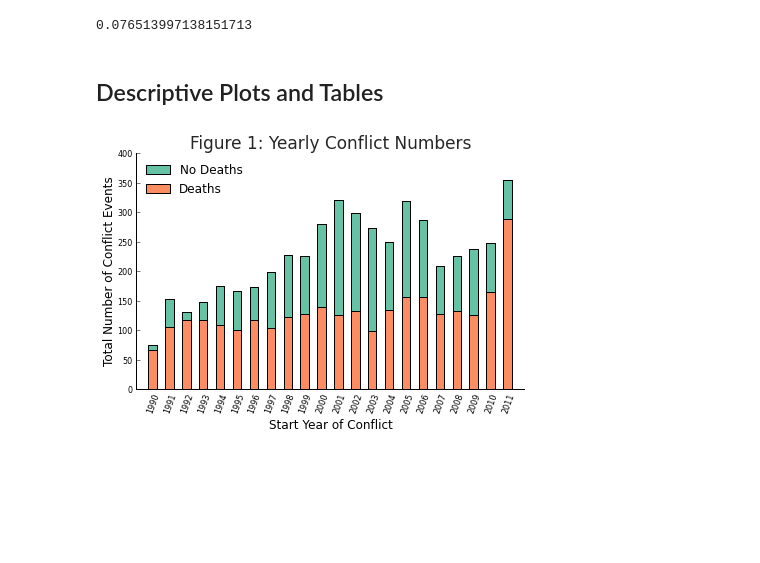
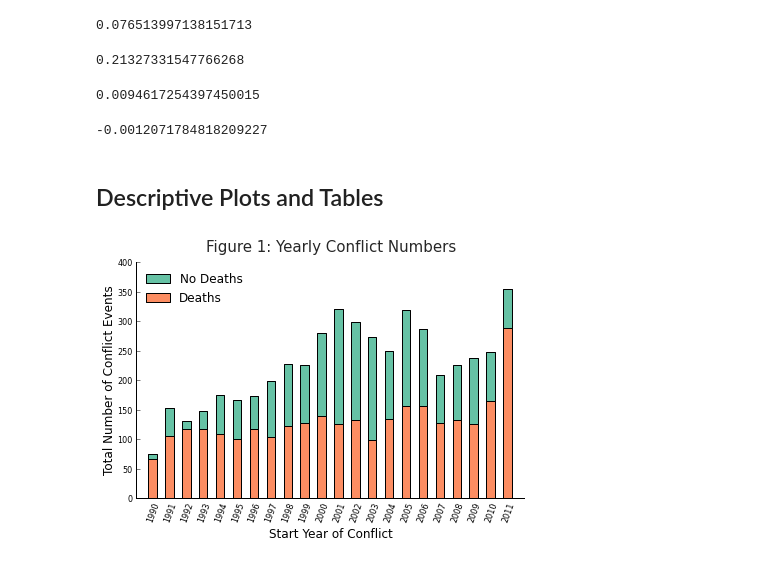
Before and after one commit to boyasm/STAT-222, a Jupyter notebook: Boyas 222 Project.ipynb, the cells around one changed output. Cells and saved outputs as stored; diff of their text form; code cells hidden in the pictures; blank space fills up the shorter version.

```diff
--- a/Boyas 222 Project.ipynb
+++ b/Boyas 222 Project.ipynb
@@ -17,8 +31,7 @@ pd.options.display.max_columns = 100
 # Print friendly as well as somewhat colorblind friendly
 # Palettes are ColorBrewer's Set2 and Dark2 palettes
 light = ['#66C2A5', '#FC8D62', '#8DA0CB', '#E78AC3', '#A6D654', '#FFD92F', '#E5C494', '#B3B3B3']
-dark = ['#1B9E77', '#D95F02', '#7570B3', '#E7298A', '#66A61E', '#E6AB02', '#A6761D', '#666666']
-almostBlack = '#262626'
+dark = ['#1B9E77', '#D95F02', '#7570B3', '#E7298A', '#66A61E', '#E6AB02', '#A6761D', '#666666'
 # %% [markdown]
 ## Data Import, Merging, Cleaning, & Manipulation
 # %%
@@ -83,6 +96,10 @@ scad.locnum[scad.locnum == -99] = np.nan
 scad.issue1[scad.issue1 == 14] = np.nan
 scad.issue1[scad.issue2 == 14] = np.nan
 scad.issue1[scad.issue3 == 14] = np.nan
+# %%
+#Recode dominant religion as a dummy numeric variable
+levels = dict([(val, i) for i, val in enumerate(set(scad.domRel))])
+scad['domRelNum'] = [levels[val] for val in scad.domRel]
 # %%
 #Code indicator variable, 0 if no deaths, 1 if at least one death
 scad['death01']=scad.ndeath
@@ -116,10 +162,16 @@ scad.ndeath.corr(scad.etype)
 0.076513997138151713
 # %%
 scad.ndeath.corr(scad.duration)
+# %% [output]
+0.21327331547766268
 # %%
-scad.ndeath.corr(scad.repress)
+scad.ndeath.corr(scad.domRelNum)
+# %% [output]
+0.0094617254397450015
 # %%
 scad.ndeath.corr(scad.issue1)
+# %% [output]
+-0.0012071784818209227
 # %% [markdown]
 ## Descriptive Plots and Tables
 # %%
@@ -136,32 +188,32 @@ p1 = ax.bar(years, nodeaths, width, color=light[0], align='center')
 p2 = ax.bar(years, deaths, width, color=light[1], align='center')
 axesToLose = ['top', 'right']
 for axis in axesToLose:
     ax.spines[axis].set_visible(False)
 
 ax.xaxis.set_ticks_position('none')
 ax.yaxis.set_ticks_position('left')
 
 ax.title.set_color(almostBlack)
 legend = ax.legend( (p1[0], p2[0]), ('No Deaths', 'Deaths'), loc=2, prop={'size':12})
 legend.get_frame().set_linewidth(0.0)
 
 ax.set_ylabel('Total Number of Conflict Events', fontsize=12)
 ylabs = ['' for x in range(0, 9, 1) ]
 for i in range(0, 9, 1):
     ylabs[i] = str(range(0, 450, 50)[i])
 
 ax.set_yticklabels(ylabs, fontsize=8)
 
 ax.set_xlabel('Start Year of Conflict', fontsize=12)
 ax.set_xlim((1989, 2012))
 
 ax.set_xticks(years)
 ax.set_xticklabels(years, rotation=70, fontsize=8)
 plt.subplots_adjust(bottom=0.11, left=0.09, right=0.99, top=0.93)
 
-ax.set_title('Figure 1: Yearly Conflict Numbers', fontsize=17)
+ax.set_title('Figure 1: Yearly Conflict Numbers \n', fontsize=15)
 
 plt.show()
 #plt.savefig('tst.png', bbox_inches='tight')
 # %% [output]
-[figure, old version]
+[figure, new version]
```
Also changed, not shown: parts of 35 cells of this notebook.
